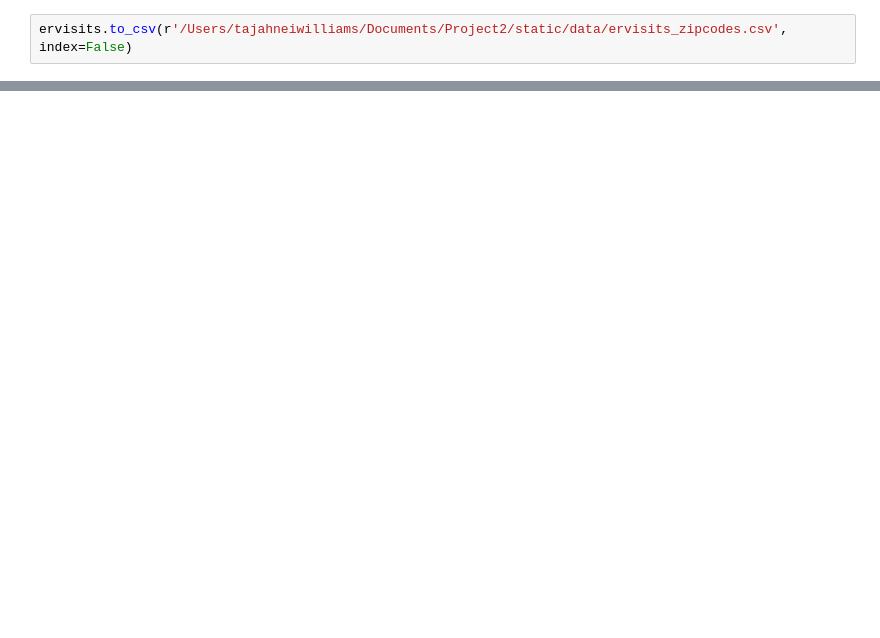
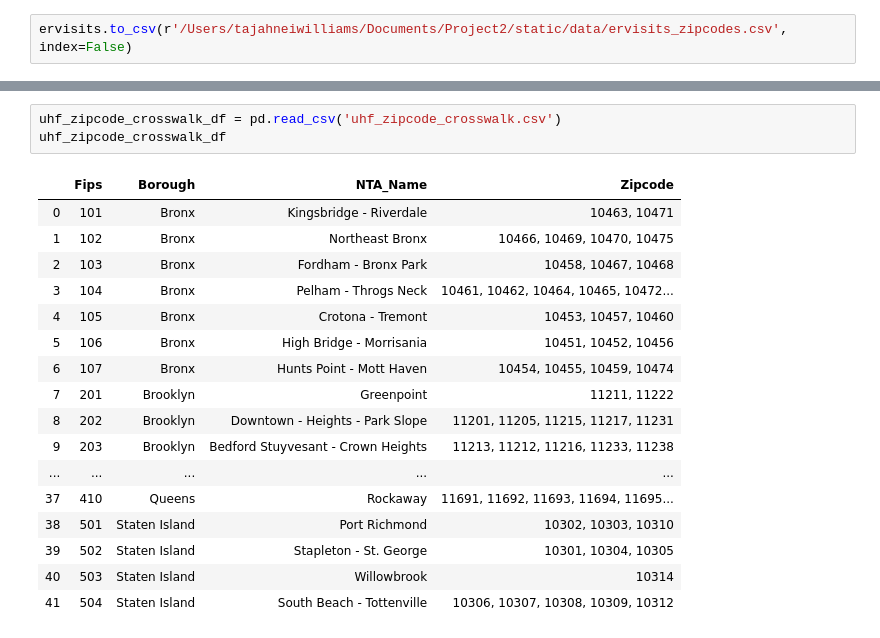
Before and after one commit to tomtav/airquality, a Jupyter notebook: development/question02/Project2/static/data/Fips_to_zip.ipynb, the cells around one changed output, grey strips where cells are left out. Saved outputs shown, nothing was run; the diff lists cells and outputs as text; blank space fills up the shorter version.

```diff
--- a/development/question02/Project2/static/data/Fips_to_zip.ipynb
+++ b/development/question02/Project2/static/data/Fips_to_zip.ipynb
@@ -133,0 +208,21 @@ ervisits.to_csv(r'/Users/tajahneiwilliams/Documents/Project2/static/data/ervisit
+# %%
+uhf_zipcode_crosswalk_df = pd.read_csv('uhf_zipcode_crosswalk.csv')
+uhf_zipcode_crosswalk_df
+# %% [output]
+|  | Fips | Borough | NTA_Name | Zipcode |
+| 0 | 101 | Bronx | Kingsbridge - Riverdale | 10463, 10471 |
+| 1 | 102 | Bronx | Northeast Bronx | 10466, 10469, 10470, 10475 |
+| 2 | 103 | Bronx | Fordham - Bronx Park | 10458, 10467, 10468 |
+| 3 | 104 | Bronx | Pelham - Throgs Neck | 10461, 10462, 10464, 10465, 10472... |
+| 4 | 105 | Bronx | Crotona - Tremont | 10453, 10457, 10460 |
+| 5 | 106 | Bronx | High Bridge - Morrisania | 10451, 10452, 10456 |
+| 6 | 107 | Bronx | Hunts Point - Mott Haven | 10454, 10455, 10459, 10474 |
+| 7 | 201 | Brooklyn | Greenpoint | 11211, 11222 |
+| 8 | 202 | Brooklyn | Downtown - Heights - Park Slope | 11201, 11205, 11215, 11217, 11231 |
+| 9 | 203 | Brooklyn | Bedford Stuyvesant - Crown Heights | 11213, 11212, 11216, 11233, 11238 |
+| ... | ... | ... | ... | ... |
+| 37 | 410 | Queens | Rockaway | 11691, 11692, 11693, 11694, 11695... |
+| 38 | 501 | Staten Island | Port Richmond | 10302, 10303, 10310 |
+| 39 | 502 | Staten Island | Stapleton - St. George | 10301, 10304, 10305 |
+| 40 | 503 | Staten Island | Willowbrook | 10314 |
+| 41 | 504 | Staten Island | South Beach - Tottenville | 10306, 10307, 10308, 10309, 10312 |
```
Also changed, not shown: parts of 9 cells of this notebook.
